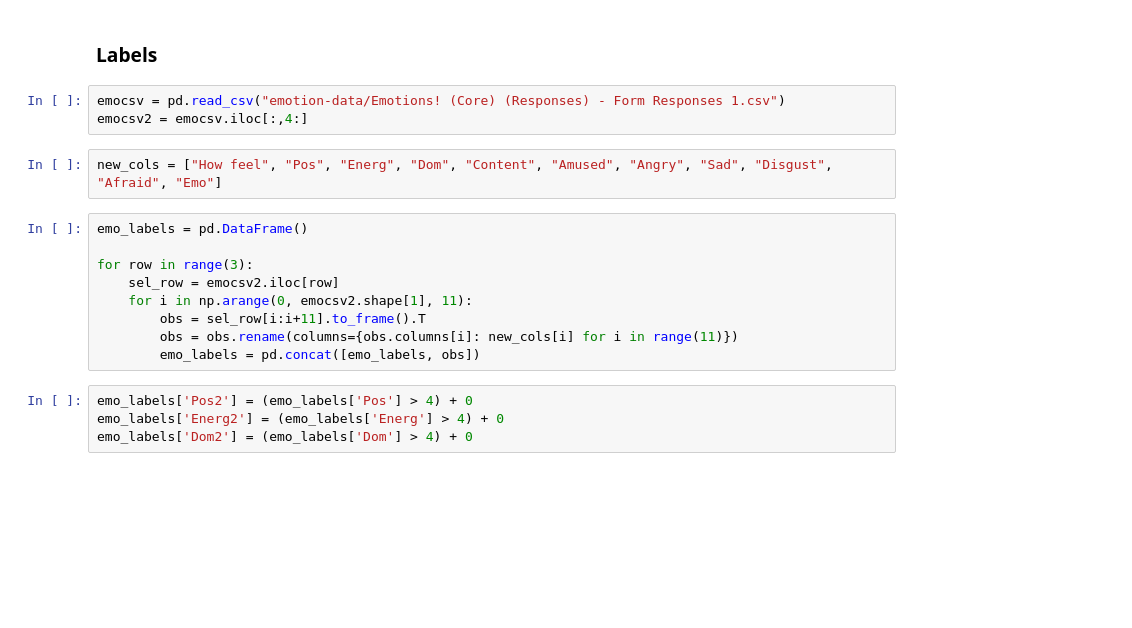
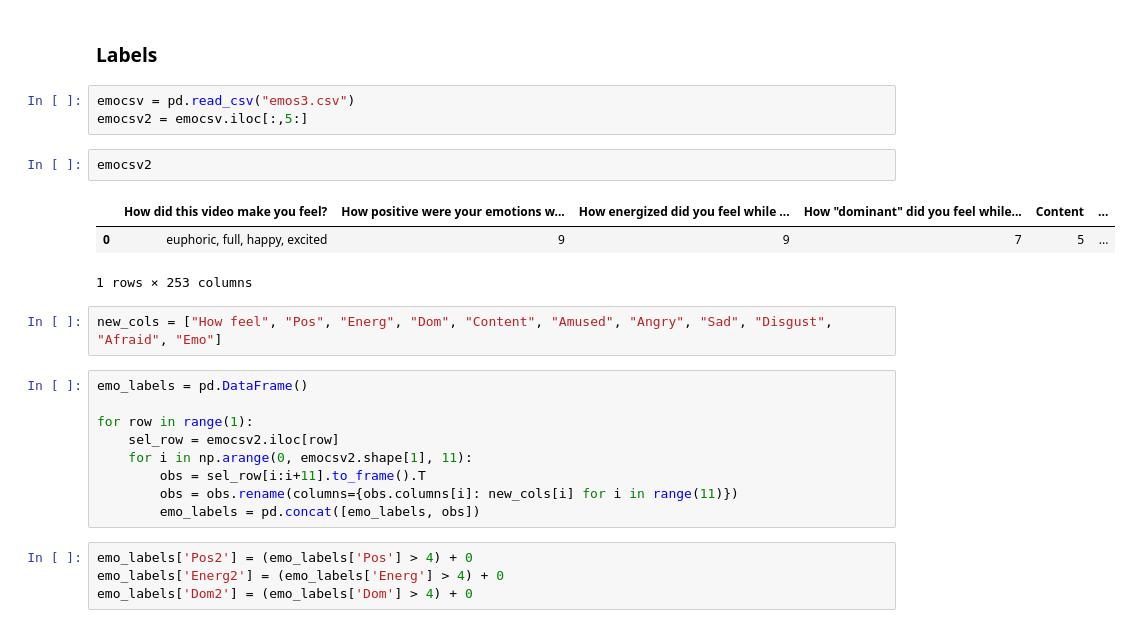
Before and after one commit to BenFalken/ntx_project, a Jupyter notebook: data_analysis/cnn-lstm.ipynb, the cells around one changed output. Drawn from its saved outputs; the diff is of its cells as text; blank space fills up the shorter version.

```diff
--- a/data_analysis/cnn-lstm.ipynb
+++ b/data_analysis/cnn-lstm.ipynb
@@ -154,14 +219,20 @@ y_train = 'valence'
 # %% [markdown]
 ### Labels
 # %%
-emocsv = pd.read_csv("emotion-data/Emotions! (Core) (Responses) - Form Responses 1.csv")
-emocsv2 = emocsv.iloc[:,4:]
+emocsv = pd.read_csv("emos3.csv")
+emocsv2 = emocsv.iloc[:,5:]
+# %%
+emocsv2
+# %% [output]
+|  | How did this video make you feel? | How positive were your emotions w... | How energized did you feel while ... | How "dominant" did you feel while... | Content | ... |
+| 0 | euphoric, full, happy, excited | 9 | 9 | 7 | 5 | ... |
+1 rows × 253 columns
 # %%
 new_cols = ["How feel", "Pos", "Energ", "Dom", "Content", "Amused", "Angry", "Sad", "Disgust", "Afraid", "Emo"]
 # %%
 emo_labels = pd.DataFrame()
 
-for row in range(3):
+for row in range(1):
     sel_row = emocsv2.iloc[row]
     for i in np.arange(0, emocsv2.shape[1], 11):
         obs = sel_row[i:i+11].to_frame().T
```
Also changed, not shown: parts of 26 cells of this notebook.
